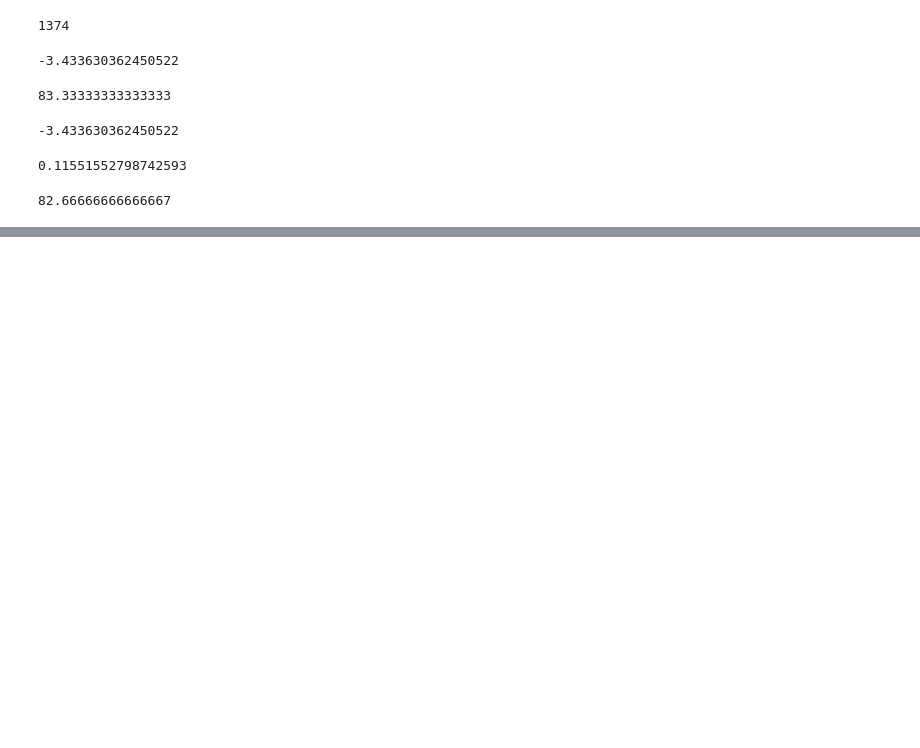
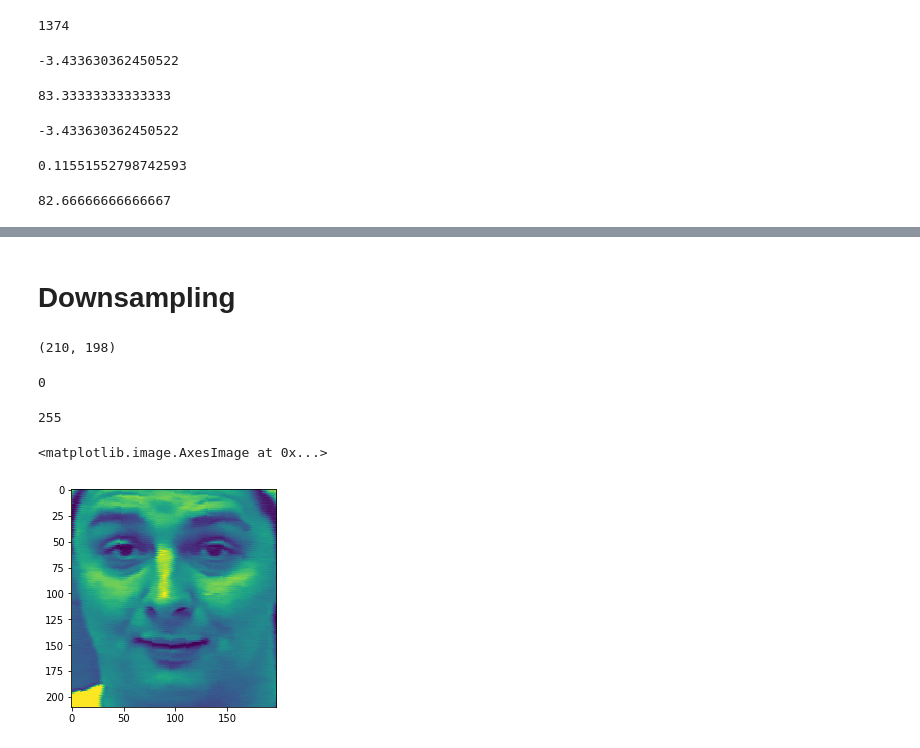
Before and after one commit to desonses/FER, a Jupyter notebook: tiff_to_jpg.ipynb, the cells around one changed output, grey strips where cells are left out. Saved outputs shown, nothing was run; the diff lists cells and outputs as text; code cells hidden in the pictures; blank space fills up the shorter version.

```diff
--- a/tiff_to_jpg.ipynb
+++ b/tiff_to_jpg.ipynb
@@ -522,0 +521,27 @@ np.arctan(0)
+# %% [markdown]
+# Downsampling
+# %%
+PATH = 'C:/Users/virus/source/repos/DATASETS/PRUEBA/landmarck/Rotations/CroppedImages/rotate1.png'
+
+img = Image.open(PATH)
+img.load()
+img_array = np.asarray(img, dtype='int32')
+# %%
+img_array.shape
+# %% [output]
+(210, 198)
+# %%
+img_array.min()
+# %% [output]
+0
+# %%
+img_array.max()
+# %% [output]
+255
+# %%
+red1 = np.copy(img_array)
+red1[:,0] = 255 # this is on (top row below)
+plt.imshow(red1)
+# %% [output]
+<matplotlib.image.AxesImage at 0x...>
+[figure, added]
```
Also changed, not shown: parts of 6 cells of this notebook, 3 other files.
